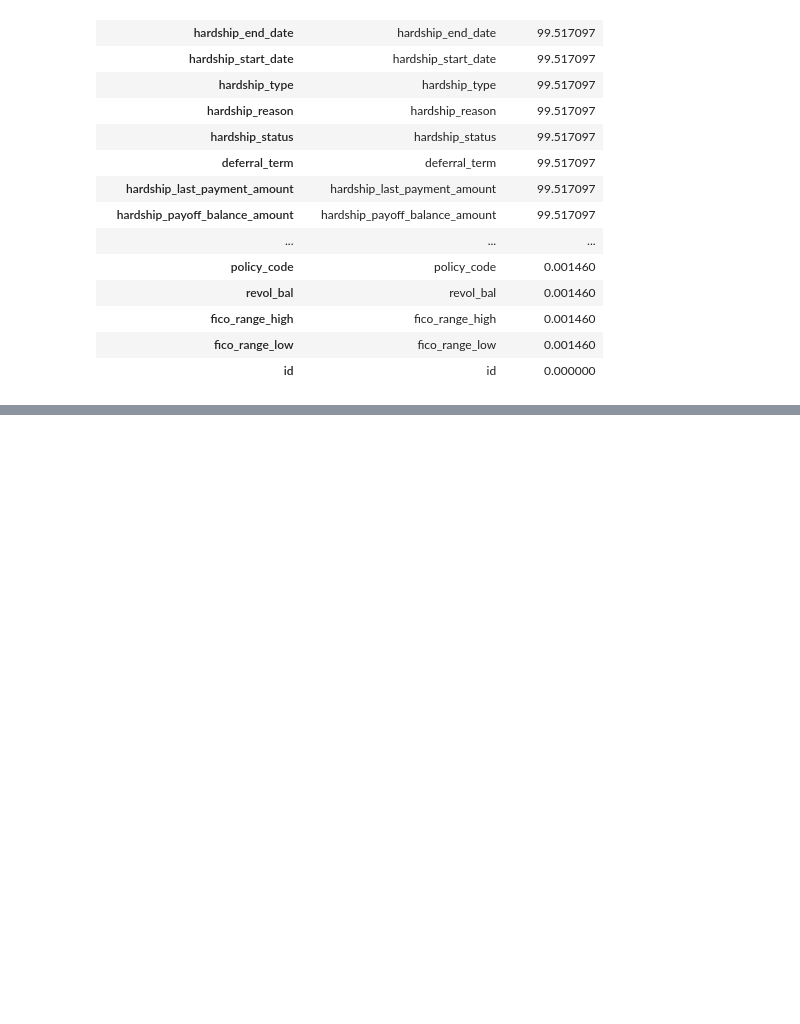
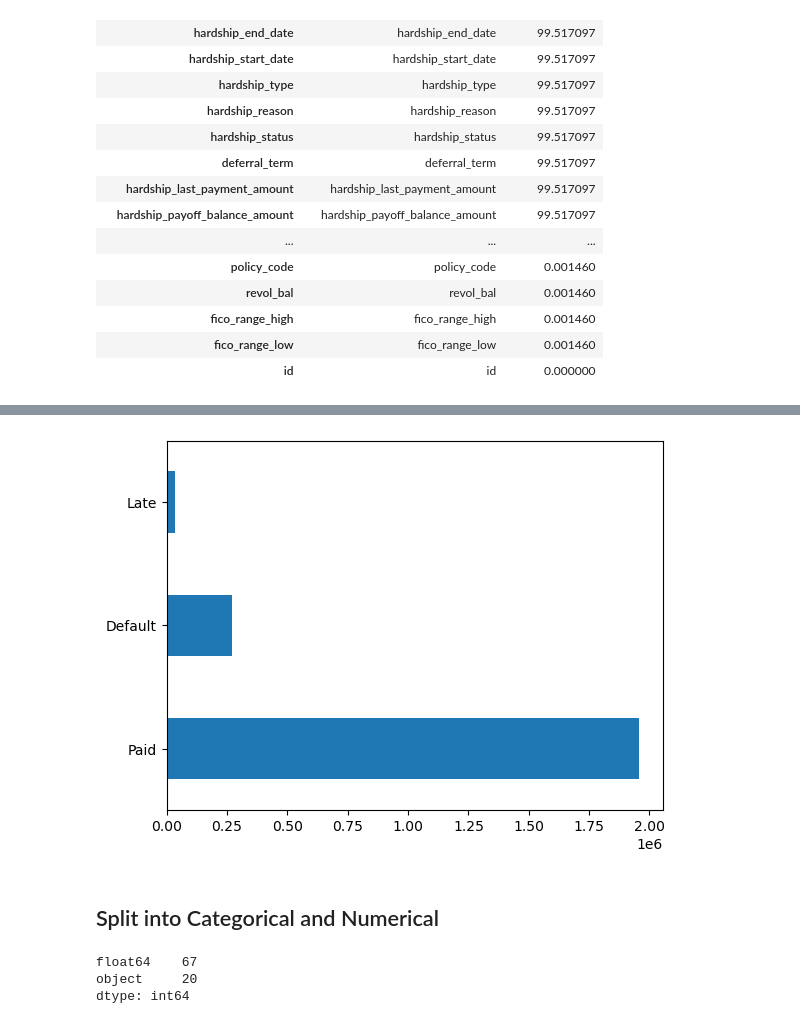
Before and after one commit to devenpatelmac/Loan-Default-Prediction, a Jupyter notebook: capstone.ipynb, the cells around one changed output, grey strips where cells are left out. Saved outputs shown, nothing was run; the diff lists cells and outputs as text; code cells hidden in the pictures; blank space fills up the shorter version.

```diff
--- a/capstone.ipynb
+++ b/capstone.ipynb
@@ -124,0 +273,2 @@ accepted_cleaner.head()
+# %%
+accepted_cleaner = accepted_cleaner.drop(columns='zip_code')
@@ -124,0 +293,2 @@ accepted_cleaner.head()
+# %%
+accepted_cleaner = accepted_cleaner.drop(columns='policy_code')
@@ -124,0 +321,27 @@ accepted_cleaner.head()
+# %%
+status_mapper = {
+    'Fully Paid': 'Paid',
+    'Current': 'Paid',
+    'Charged Off': 'Default',
+    'Late (31-120 days)': 'Late',
+    'In Grace Period': 'Late',
+    'Late (16-30 days)': 'Late',
+    'Does not meet the credit policy. Status:Fully Paid': 'Paid',
+    'Does not meet the credit policy. Status:Charged Off': 'Default',
+    'Default': 'Default'
+}
+# %%
+accepted_cleaner['loan_status'] = accepted_cleaner['loan_status'].map(status_mapper)
+# %%
+accepted_cleaner['loan_status'].value_counts().plot(kind='barh')
+plt.show()
+# %% [output]
+[figure, added]
+# %% [markdown]
+## Split into Categorical and Numerical
+# %%
+accepted_cleaner.dtypes.value_counts()
+# %% [output]
+float64    67
+object     20
+dtype: int64
```
Also changed, not shown: parts of 57 cells of this notebook, 1 other file.
